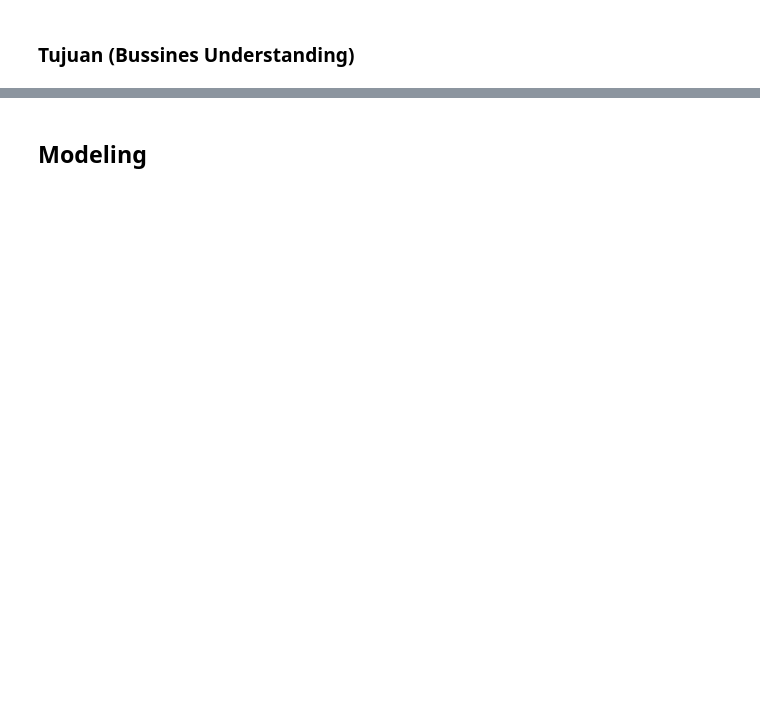
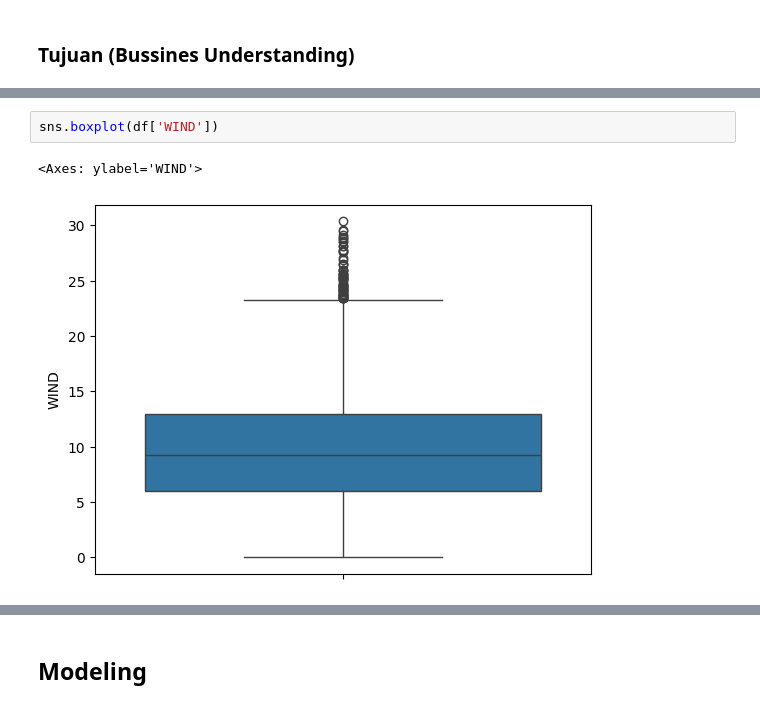
Before and after one commit to zulfalaila/psd_all, a Jupyter notebook: Project III.ipynb, the cells around one changed output, grey strips where cells are left out. Drawn from its saved outputs; the diff is of its cells as text; blank space fills up the shorter version.

```diff
--- a/Project III.ipynb
+++ b/Project III.ipynb
@@ -211,0 +113,5 @@ df = df_handled
+# %%
+sns.boxplot(df['WIND'])
+# %% [output]
+<Axes: ylabel='WIND'>
+[figure, added]
```
Also changed, not shown: parts of 106 cells of this notebook, 19 other files.
